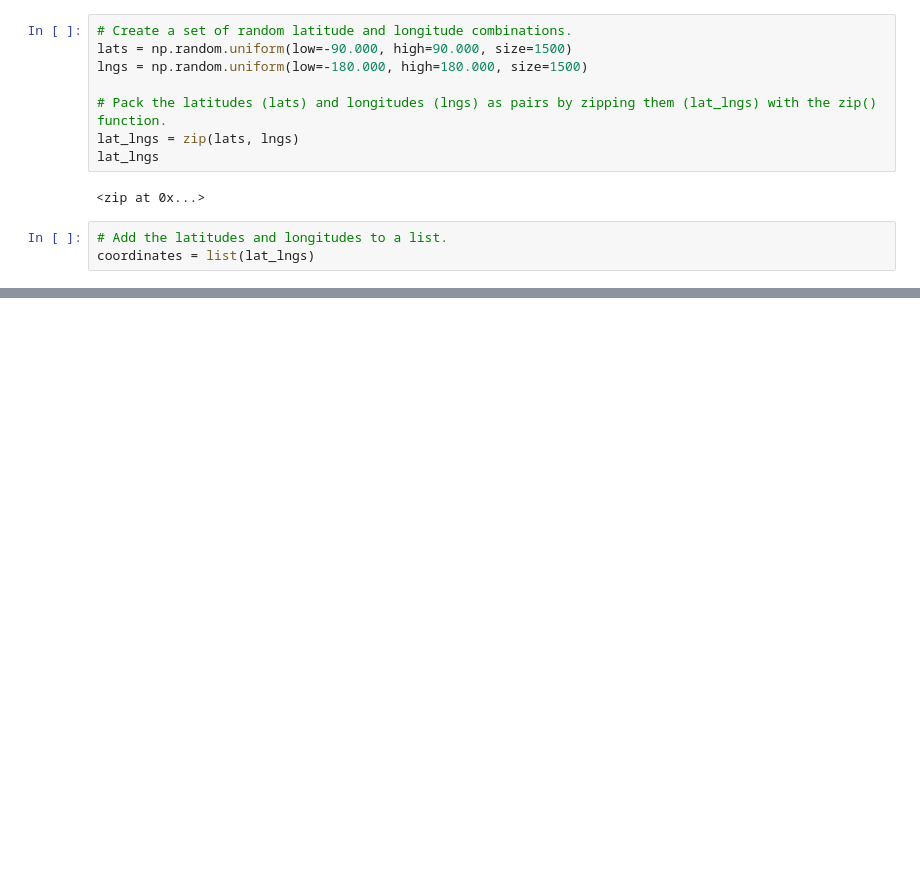
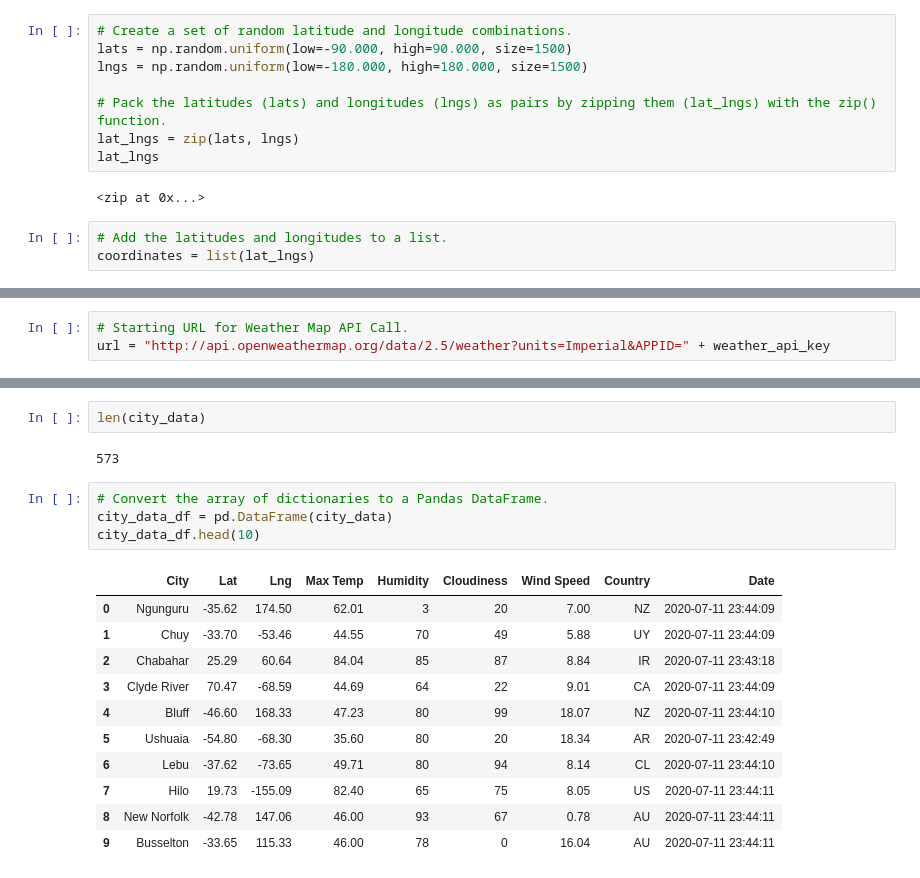
Before and after one commit to JWHanna/World_Weather_Analysis, a Jupyter notebook: WeatherPy.ipynb, the cells around one changed output, grey strips where cells are left out. Drawn from its saved outputs; the diff is of its cells as text; blank space fills up the shorter version.

Commit message:
Created cities DataFrame.

```diff
--- a/WeatherPy.ipynb
+++ b/WeatherPy.ipynb
@@ -83,0 +91,3 @@ len(cities)
+# %%
+# Starting URL for Weather Map API Call.
+url = "http://api.openweathermap.org/data/2.5/weather?units=Imperial&APPID=" + weather_api_key
@@ -83,0 +197,20 @@ len(cities)
+# %%
+len(city_data)
+# %% [output]
+573
+# %%
+# Convert the array of dictionaries to a Pandas DataFrame.
+city_data_df = pd.DataFrame(city_data)
+city_data_df.head(10)
+# %% [output]
+|  | City | Lat | Lng | Max Temp | Humidity | Cloudiness | Wind Speed | Country | Date |
+| 0 | Ngunguru | -35.62 | 174.50 | 62.01 | 3 | 20 | 7.00 | NZ | 2020-07-11 23:44:09 |
+| 1 | Chuy | -33.70 | -53.46 | 44.55 | 70 | 49 | 5.88 | UY | 2020-07-11 23:44:09 |
+| 2 | Chabahar | 25.29 | 60.64 | 84.04 | 85 | 87 | 8.84 | IR | 2020-07-11 23:43:18 |
+| 3 | Clyde River | 70.47 | -68.59 | 44.69 | 64 | 22 | 9.01 | CA | 2020-07-11 23:44:09 |
+| 4 | Bluff | -46.60 | 168.33 | 47.23 | 80 | 99 | 18.07 | NZ | 2020-07-11 23:44:10 |
+| 5 | Ushuaia | -54.80 | -68.30 | 35.60 | 80 | 20 | 18.34 | AR | 2020-07-11 23:42:49 |
+| 6 | Lebu | -37.62 | -73.65 | 49.71 | 80 | 94 | 8.14 | CL | 2020-07-11 23:44:10 |
+| 7 | Hilo | 19.73 | -155.09 | 82.40 | 65 | 75 | 8.05 | US | 2020-07-11 23:44:11 |
+| 8 | New Norfolk | -42.78 | 147.06 | 46.00 | 93 | 67 | 0.78 | AU | 2020-07-11 23:44:11 |
+| 9 | Busselton | -33.65 | 115.33 | 46.00 | 78 | 0 | 16.04 | AU | 2020-07-11 23:44:11 |
```
Also changed, not shown: parts of 5 cells of this notebook, 4 other files.
